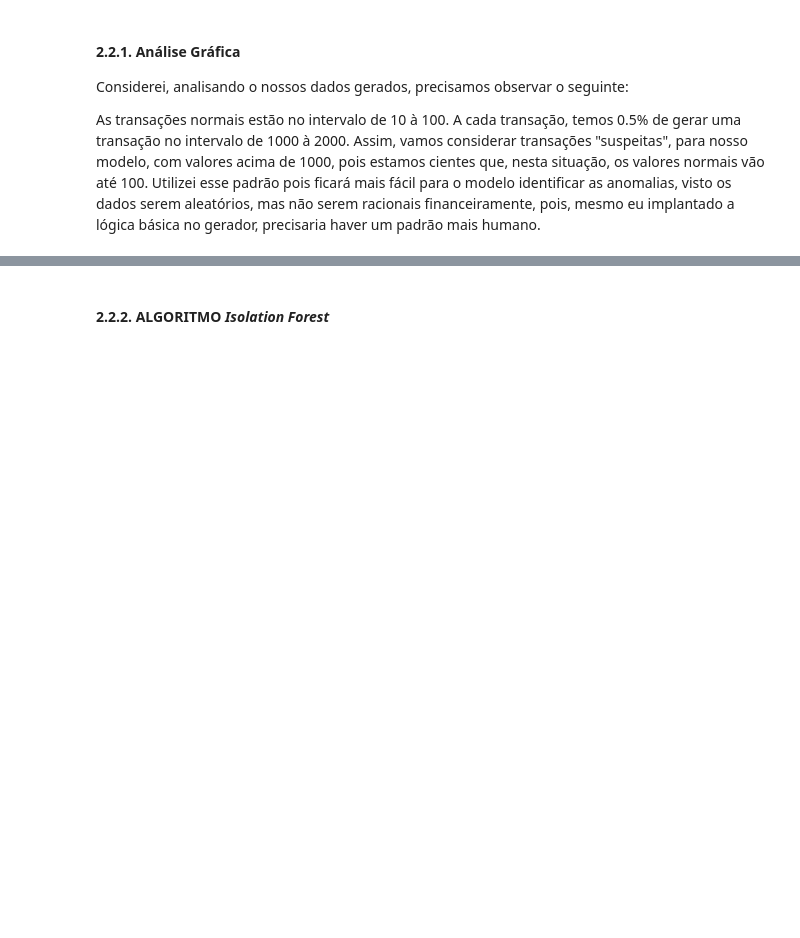
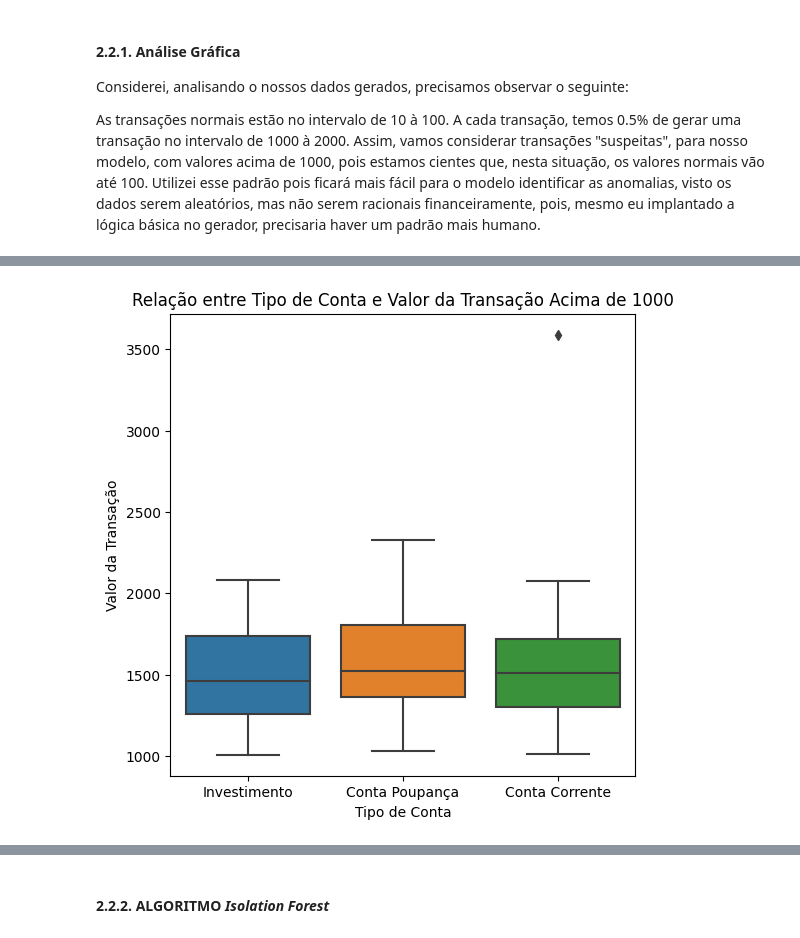
Before and after one commit to CeLo93/ML_analise_preditiva_de_fraudes_e_marketing, a Jupyter notebook: Prediction_DadosFera.ipynb, the cells around one changed output, grey strips where cells are left out. Saved outputs shown, nothing was run; the diff lists cells and outputs as text; code cells hidden in the pictures; blank space fills up the shorter version.

```diff
--- a/Prediction_DadosFera.ipynb
+++ b/Prediction_DadosFera.ipynb
@@ -705,9 +741,11 @@ plt.show()
 # %%
-# Relação entre Tipo de Conta e Valor da Transação Acima de 5000:
+# Relação entre Tipo de Conta e Valor da Transação Acima de 1000:
 plt.figure(figsize=(6, 6))
 sns.boxplot(data=transacoes_anomalas, x='tipo_conta', y='valor_transacao')
 plt.xlabel('Tipo de Conta')
 plt.ylabel('Valor da Transação')
-plt.title('Relação entre Tipo de Conta e Valor da Transação Acima de 5000')
+plt.title('Relação entre Tipo de Conta e Valor da Transação Acima de 1000')
 plt.show()
+# %% [output]
+[figure, added]
 # %%
```
Also changed, not shown: parts of 15 cells of this notebook.
